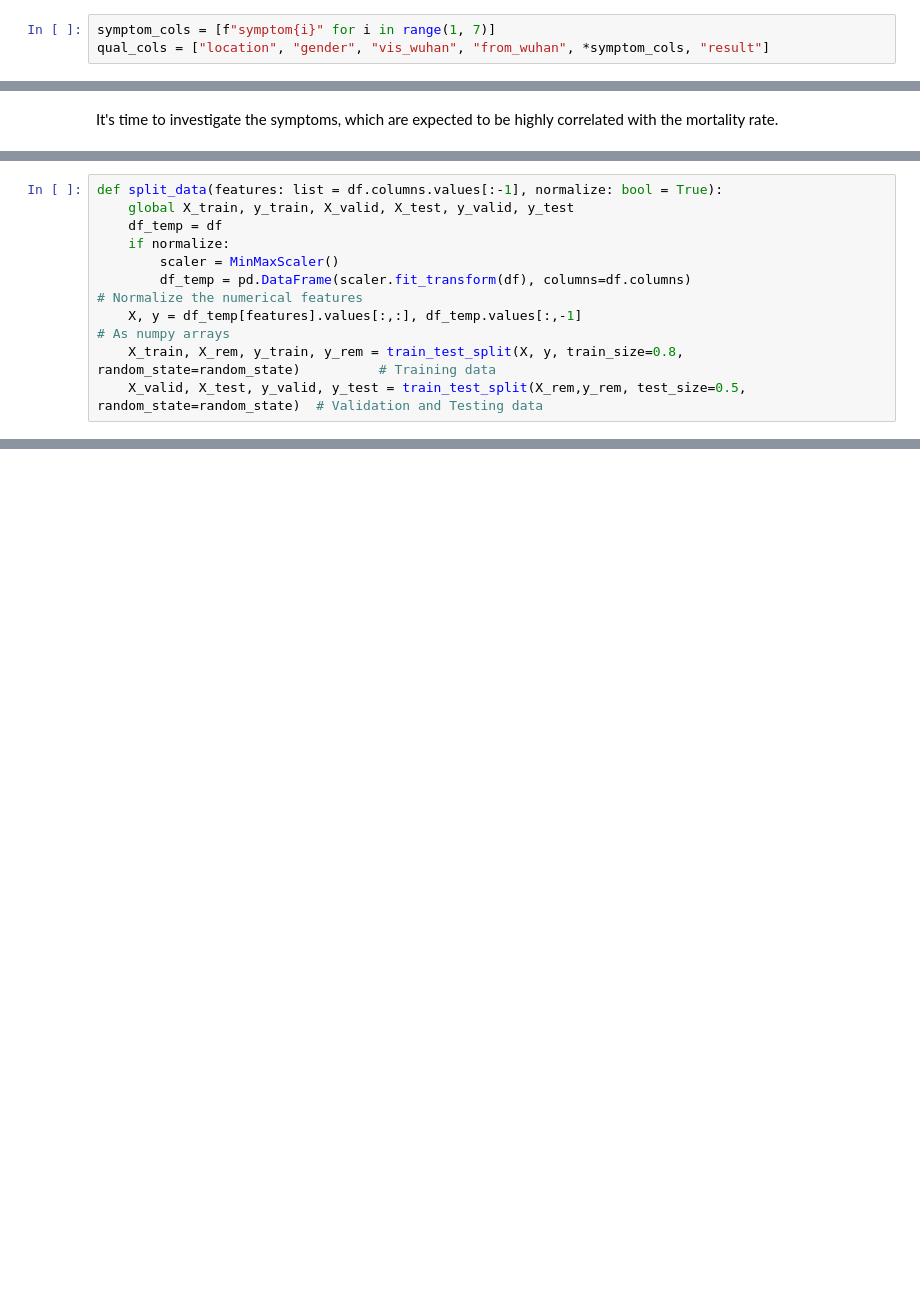
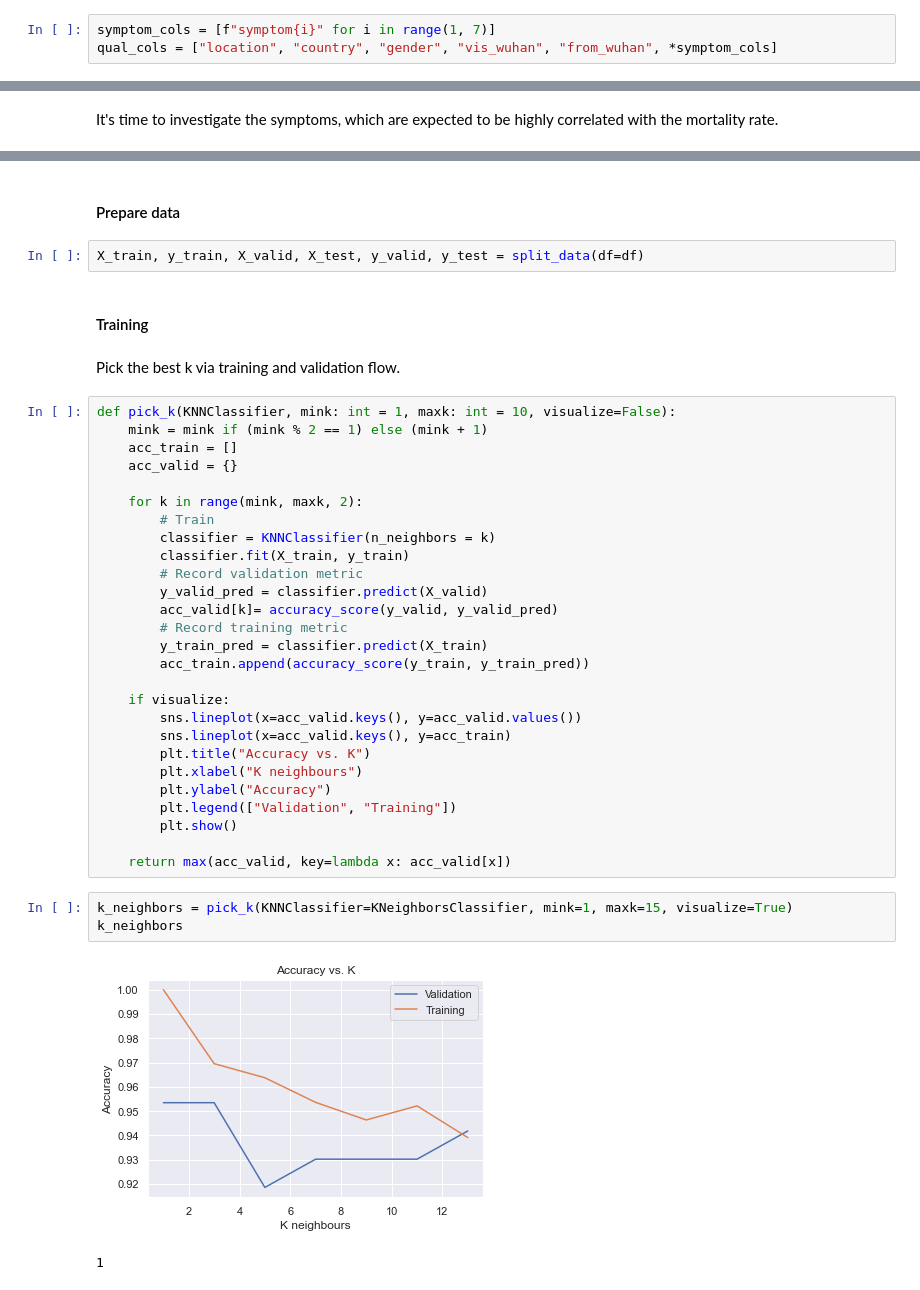
Before and after one commit to Ali-Elganzory/Covid-19-Mortality, a Jupyter notebook: Project.ipynb, the cells around one changed output, grey strips where cells are left out. Cells and saved outputs as stored; diff of their text form; blank space fills up the shorter version.

```diff
--- a/Project.ipynb
+++ b/Project.ipynb
@@ -100,7 +174,7 @@ Cannot decide on a clear relationship.
 #### Qualitative properties
 # %%
 symptom_cols = [f"symptom{i}" for i in range(1, 7)]
-qual_cols = ["location", "gender", "vis_wuhan", "from_wuhan", *symptom_cols, "result"]
+qual_cols = ["location", "country", "gender", "vis_wuhan", "from_wuhan", *symptom_cols]
 # %% [markdown]
 Let's have a look at whether visiting Wuhan has any relation with mortality rate.
 # %%
@@ -161,10 +230,0 @@ Split the data containing specific features. Defaults to all features available
-# %%
-def split_data(features: list = df.columns.values[:-1], normalize: bool = True):
-    global X_train, y_train, X_valid, X_test, y_valid, y_test
-    df_temp = df
-    if normalize:
-        scaler = MinMaxScaler()
-        df_temp = pd.DataFrame(scaler.fit_transform(df), columns=df.columns)                                    # Normalize the numerical features
-    X, y = df_temp[features].values[:,:], df_temp.values[:,-1]                                                  # As numpy arrays
-    X_train, X_rem, y_train, y_rem = train_test_split(X, y, train_size=0.8, random_state=random_state)          # Training data
-    X_valid, X_test, y_valid, y_test = train_test_split(X_rem,y_rem, test_size=0.5, random_state=random_state)  # Validation and Testing data
@@ -381,0 +1008,41 @@ k_neighbors = pick_k_implemented(min=1, maxnum=15, visualize=True)
+# %% [markdown]
+#### Prepare data
+# %%
+X_train, y_train, X_valid, X_test, y_valid, y_test = split_data(df=df)
+# %% [markdown]
+#### Training
+# %% [markdown]
+Pick the best k via training and validation flow.
+# %%
+def pick_k(KNNClassifier, mink: int = 1, maxk: int = 10, visualize=False):
+    mink = mink if (mink % 2 == 1) else (mink + 1)
+    acc_train = []
+    acc_valid = {}
+
+    for k in range(mink, maxk, 2):
+        # Train
+        classifier = KNNClassifier(n_neighbors = k)
+        classifier.fit(X_train, y_train)
+        # Record validation metric
+        y_valid_pred = classifier.predict(X_valid)
+        acc_valid[k]= accuracy_score(y_valid, y_valid_pred)
+        # Record training metric
+        y_train_pred = classifier.predict(X_train)
+        acc_train.append(accuracy_score(y_train, y_train_pred))
+
+    if visualize:
+        sns.lineplot(x=acc_valid.keys(), y=acc_valid.values())
+        sns.lineplot(x=acc_valid.keys(), y=acc_train)
+        plt.title("Accuracy vs. K")
+        plt.xlabel("K neighbours")
+        plt.ylabel("Accuracy")
+        plt.legend(["Validation", "Training"])
+        plt.show()
+
+    return max(acc_valid, key=lambda x: acc_valid[x])
+# %%
+k_neighbors = pick_k(KNNClassifier=KNeighborsClassifier, mink=1, maxk=15, visualize=True)
+k_neighbors
+# %% [output]
+[figure, added]
+1
```
Also changed, not shown: parts of 196 cells of this notebook, 3 other files.
